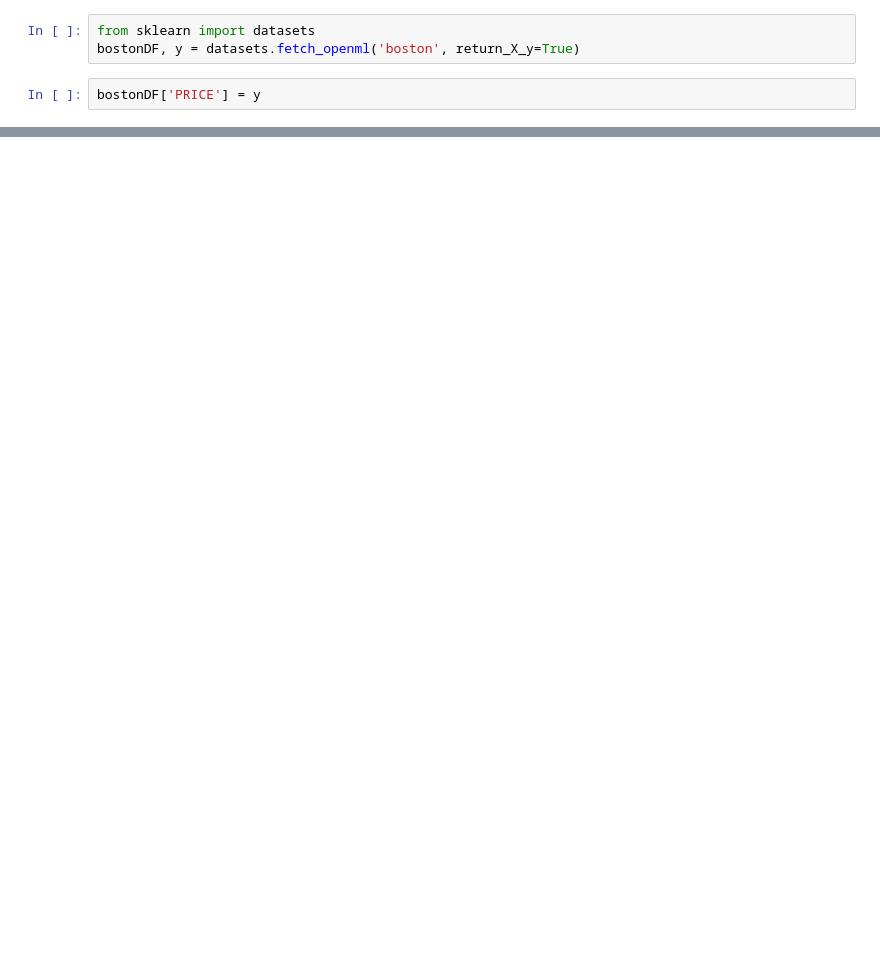
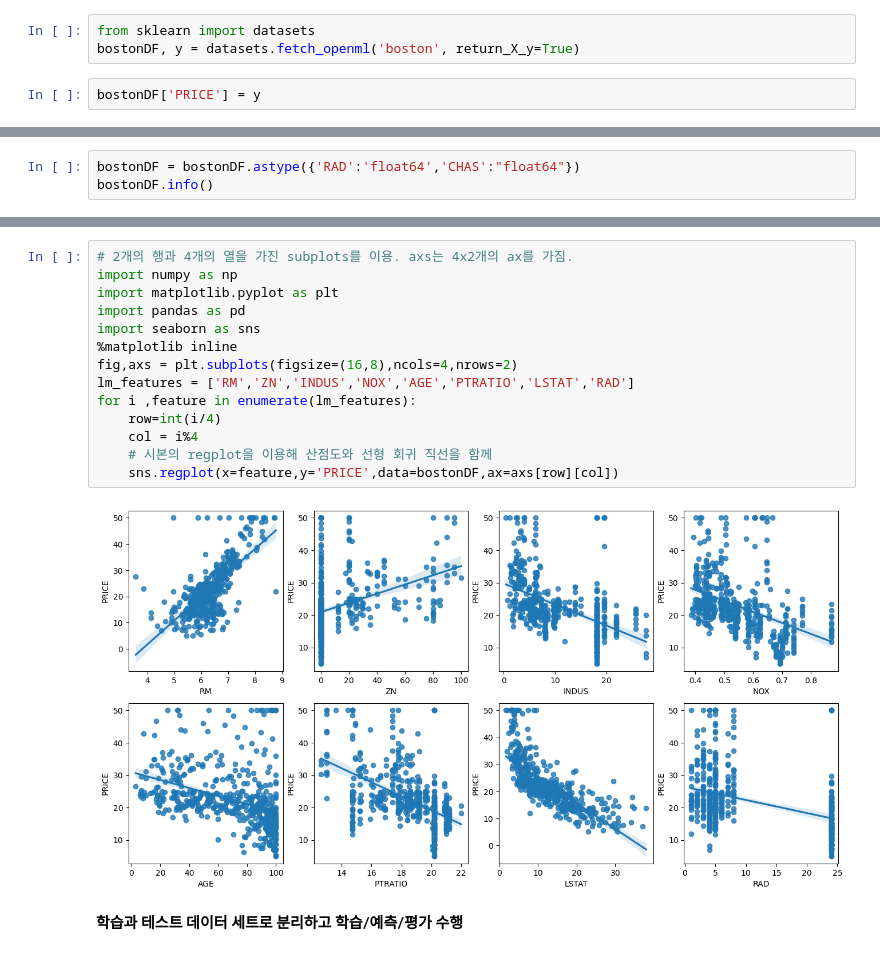
Before and after one commit to YoungMin-S/scikit-learn_Practice, a Jupyter notebook: Regression/Boston_Practice.ipynb, the cells around one changed output, grey strips where cells are left out. Saved outputs shown, nothing was run; the diff lists cells and outputs as text; blank space fills up the shorter version.

Commit message:
Boston_C

```diff
--- a/Regression/Boston_Practice.ipynb
+++ b/Regression/Boston_Practice.ipynb
@@ -10,0 +34,3 @@ bostonDF.head()
+# %%
+bostonDF = bostonDF.astype({'RAD':'float64','CHAS':"float64"})
+bostonDF.info()
@@ -10,0 +55,18 @@ bostonDF.head()
+# %%
+# 2개의 행과 4개의 열을 가진 subplots를 이용. axs는 4x2개의 ax를 가짐.
+import numpy as np
+import matplotlib.pyplot as plt
+import pandas as pd
+import seaborn as sns
+%matplotlib inline
+fig,axs = plt.subplots(figsize=(16,8),ncols=4,nrows=2)
+lm_features = ['RM','ZN','INDUS','NOX','AGE','PTRATIO','LSTAT','RAD']
+for i ,feature in enumerate(lm_features):
+    row=int(i/4)
+    col = i%4
+    # 시본의 regplot을 이용해 산점도와 선형 회귀 직선을 함께
+    sns.regplot(x=feature,y='PRICE',data=bostonDF,ax=axs[row][col])
+# %% [output]
+[figure, added]
+# %% [markdown]
+**학습과 테스트 데이터 세트로 분리하고 학습/예측/평가 수행**
```
Also changed, not shown: parts of 26 cells of this notebook.
